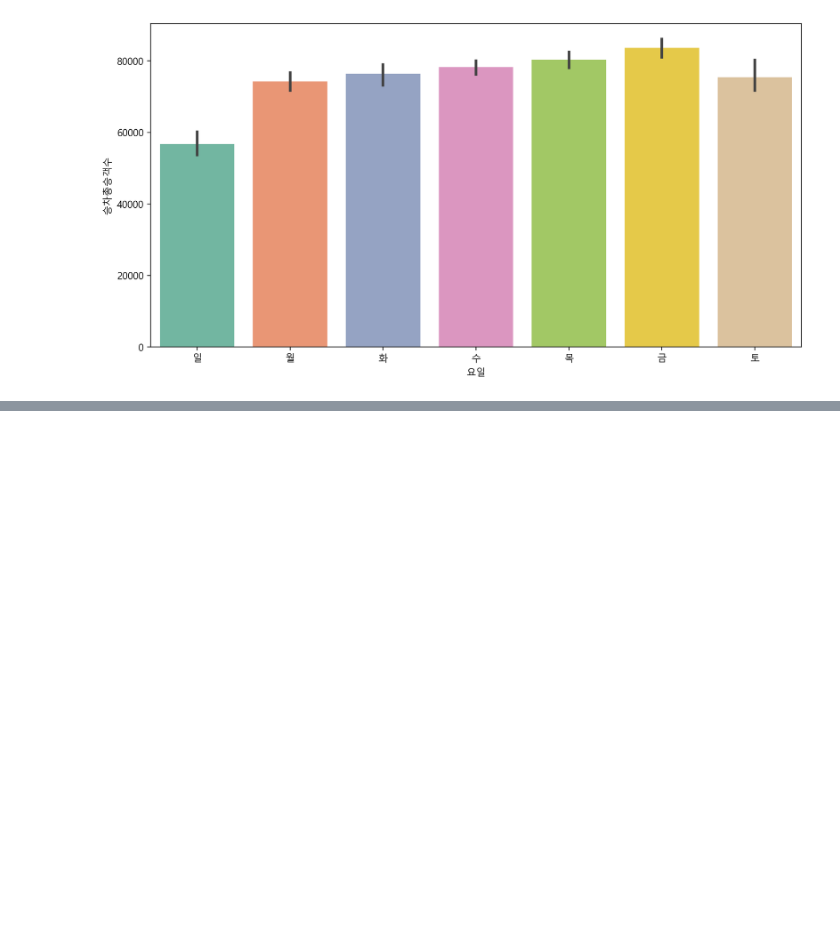
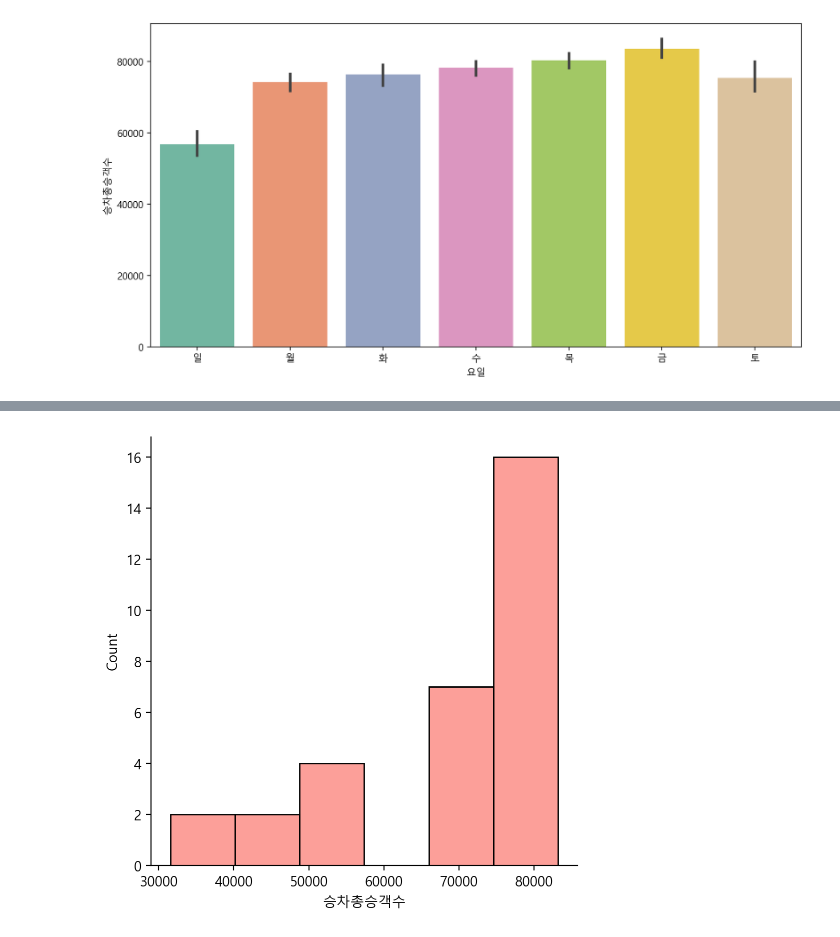
Before and after one commit to mizima1015/multi_semi_project, a Jupyter notebook: EDA/[시각화_000]_2호선잠실역.ipynb, the cells around one changed output, grey strips where cells are left out. Saved outputs shown, nothing was run; the diff lists cells and outputs as text; code cells hidden in the pictures; blank space fills up the shorter version.

```diff
--- a/EDA/[시각화_000]_2호선잠실역.ipynb
+++ b/EDA/[시각화_000]_2호선잠실역.ipynb
@@ -225,0 +293,3 @@ plt.show()
+# %%
+sub_23_js_1 = sub_23_js[sub_23_js['월'] == 1].reset_index()
+sub_23_js_1
@@ -225,0 +314,7 @@ plt.show()
+# %%
+sns.displot(sub_23_js_1['승차총승객수'],
+           color = "#FC7F77")
+
+plt.show()
+# %% [output]
+[figure, added]
```
Also changed, not shown: parts of 20 cells of this notebook.
